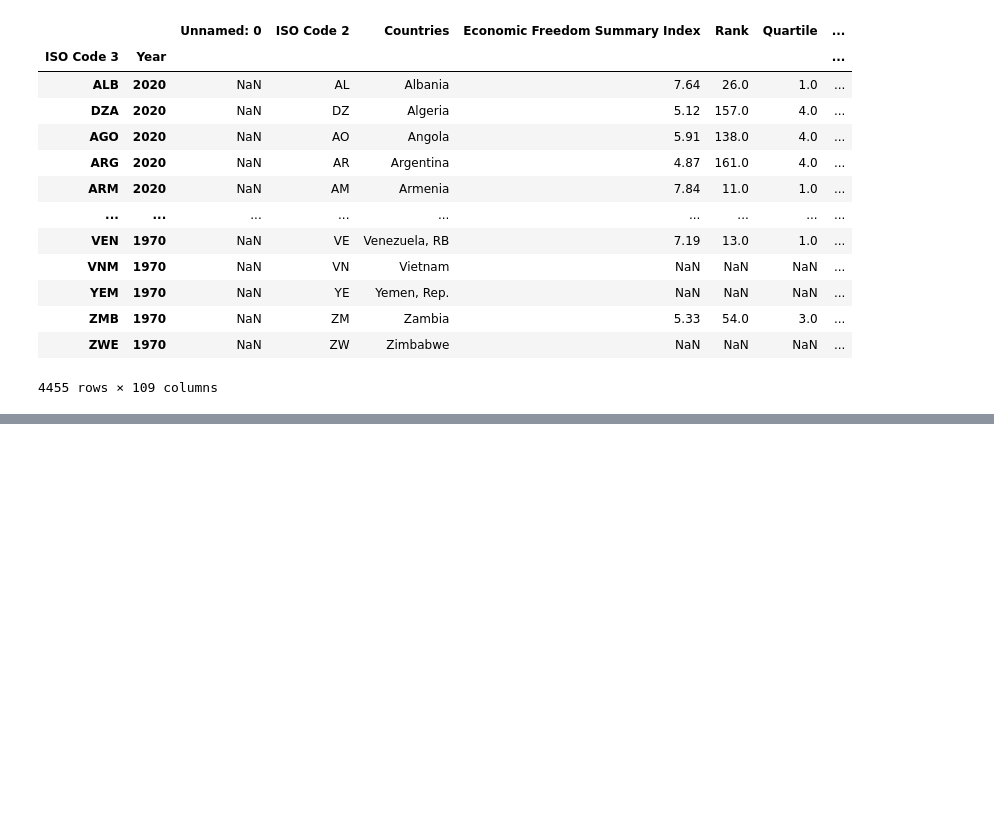
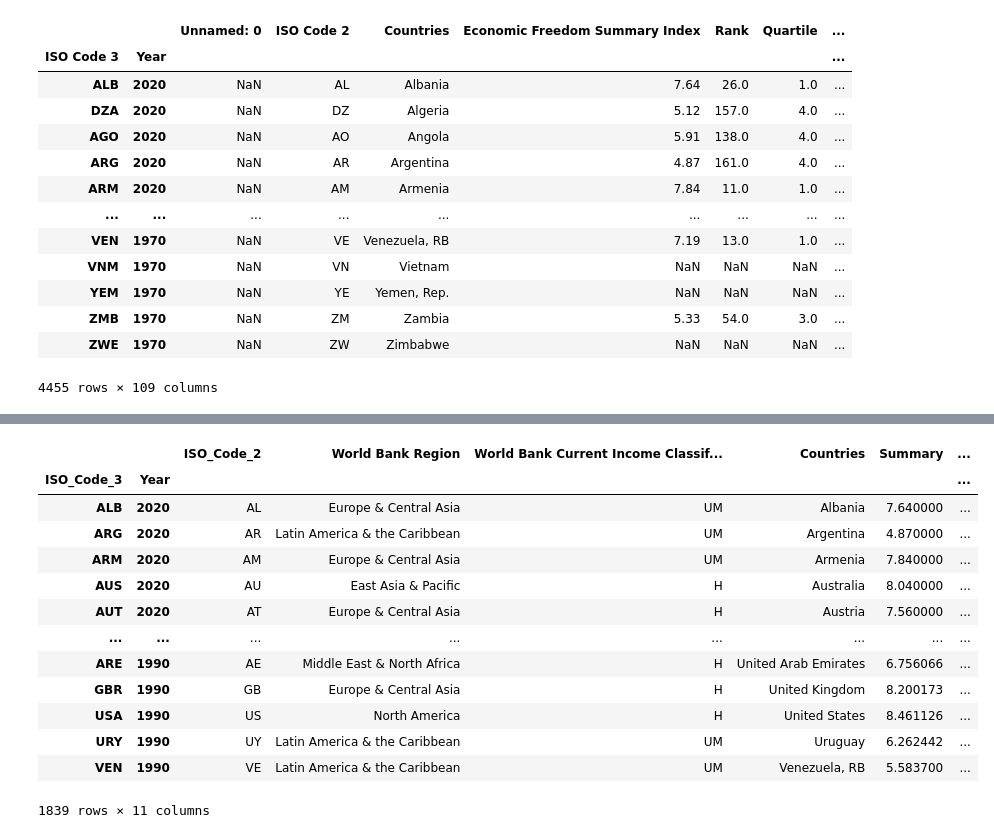
Before and after one commit to Tetteh96/ECON-611-Projects, a Jupyter notebook: Ch4/Project 5 - Ch4.ipynb, the cells around one changed output, grey strips where cells are left out. Saved outputs shown, nothing was run; the diff lists cells and outputs as text; code cells hidden in the pictures; blank space fills up the shorter version.

```diff
--- a/Ch4/Project 5 - Ch4.ipynb
+++ b/Ch4/Project 5 - Ch4.ipynb
@@ -603,0 +734,20 @@ data.rename(columns= rename, inplace=True)
+# %%
+# include rows if the income levels is either 'H' or 'UM'
+# Use the Boolean masks `high_income_bool` and `UM_income_bool`
+# to filter the `data` DataFrame and select only rows where the income level is 'high' or 'upper middle'
+data[high_income_bool | UM_income_bool]
+# %% [output]
+|  |  | ISO_Code_2 | World Bank Region | World Bank Current Income Classif... | Countries | Summary | ... |
+| ISO_Code_3 | Year |  |  |  |  |  | ... |
+| ALB | 2020 | AL | Europe & Central Asia | UM | Albania | 7.640000 | ... |
+| ARG | 2020 | AR | Latin America & the Caribbean | UM | Argentina | 4.870000 | ... |
+| ARM | 2020 | AM | Europe & Central Asia | UM | Armenia | 7.840000 | ... |
+| AUS | 2020 | AU | East Asia & Pacific | H | Australia | 8.040000 | ... |
+| AUT | 2020 | AT | Europe & Central Asia | H | Austria | 7.560000 | ... |
+| ... | ... | ... | ... | ... | ... | ... | ... |
+| ARE | 1990 | AE | Middle East & North Africa | H | United Arab Emirates | 6.756066 | ... |
+| GBR | 1990 | GB | Europe & Central Asia | H | United Kingdom | 8.200173 | ... |
+| USA | 1990 | US | North America | H | United States | 8.461126 | ... |
+| URY | 1990 | UY | Latin America & the Caribbean | UM | Uruguay | 6.262442 | ... |
+| VEN | 1990 | VE | Latin America & the Caribbean | UM | Venezuela, RB | 5.583700 | ... |
+1839 rows × 11 columns
```
Also changed, not shown: parts of 29 cells of this notebook.
